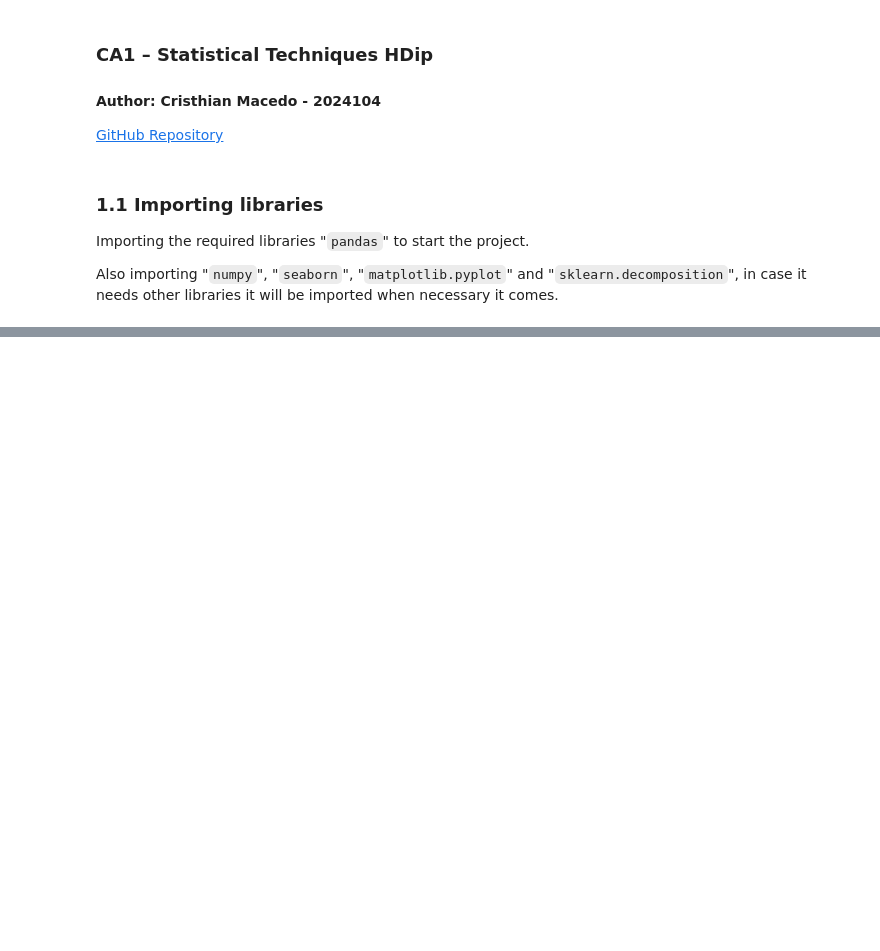
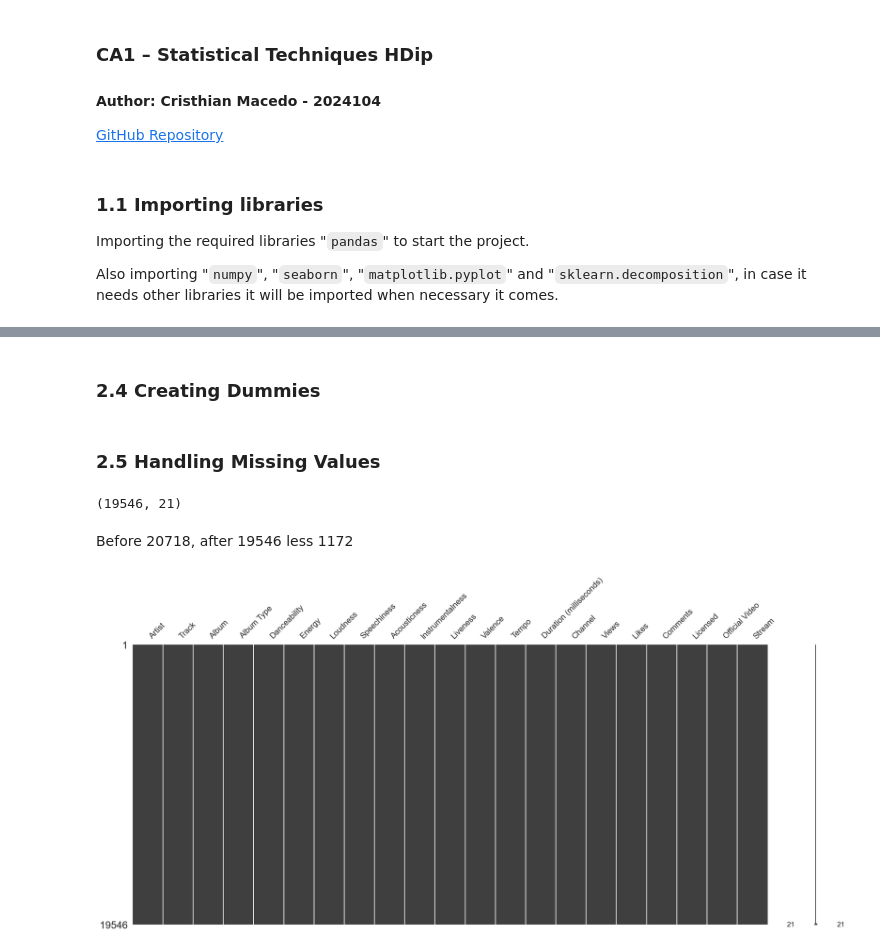
Before and after one commit to CristhianMacedo2024104/Statistical-Techniques, a Jupyter notebook: CristhianMacedo_StatisticalTecHDip_CA1.ipynb, the cells around one changed output, grey strips where cells are left out. Saved outputs shown, nothing was run; the diff lists cells and outputs as text; code cells hidden in the pictures; blank space fills up the shorter version.

```diff
--- a/CristhianMacedo_StatisticalTecHDip_CA1.ipynb
+++ b/CristhianMacedo_StatisticalTecHDip_CA1.ipynb
@@ -32,0 +218,2 @@ This command was important and necessary to get the first impression of it, retu
+# %%
+df = df.drop(columns = ['Unnamed: 0', 'Url_spotify', 'Uri', 'Key', 'Url_youtube', 'Title', 'Description'])
@@ -32,0 +240,2 @@ This command was important and necessary to get the first impression of it, retu
+# %%
+df = df.rename(columns= {'Album_type': 'Album Type', 'Duration_ms': 'Duration (milliseconds)', 'official_video': 'Official Video'})
@@ -32,0 +252,19 @@ This command was important and necessary to get the first impression of it, retu
+# %% [markdown]
+### 2.4 Creating Dummies
+# %% [markdown]
+### 2.5 Handling Missing Values
+# %%
+missing_value_formats = ["n.a.", "?", "NA", "n/a", "na", "--", "-", "?", "UnKnown", "Unknown", "Na", "Nan"]
+df.replace(missing_value_formats, np.nan, inplace = True)
+df = df.dropna(axis = 0)
+# %%
+df.shape
+# %% [output]
+(19546, 21)
+# %% [markdown]
+Before 20718, after 19546 less 1172
+# %%
+import missingno as msno
+ax = msno.matrix(df.sample(19546))
+# %% [output]
+[figure, added]
```
Also changed, not shown: parts of 66 cells of this notebook, 2 other files.
